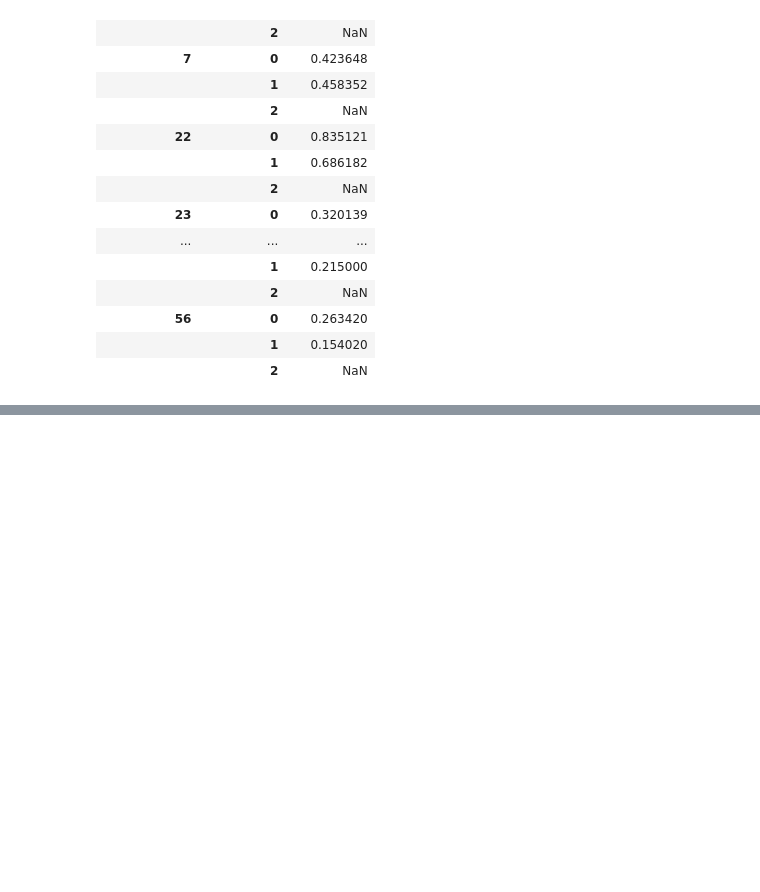
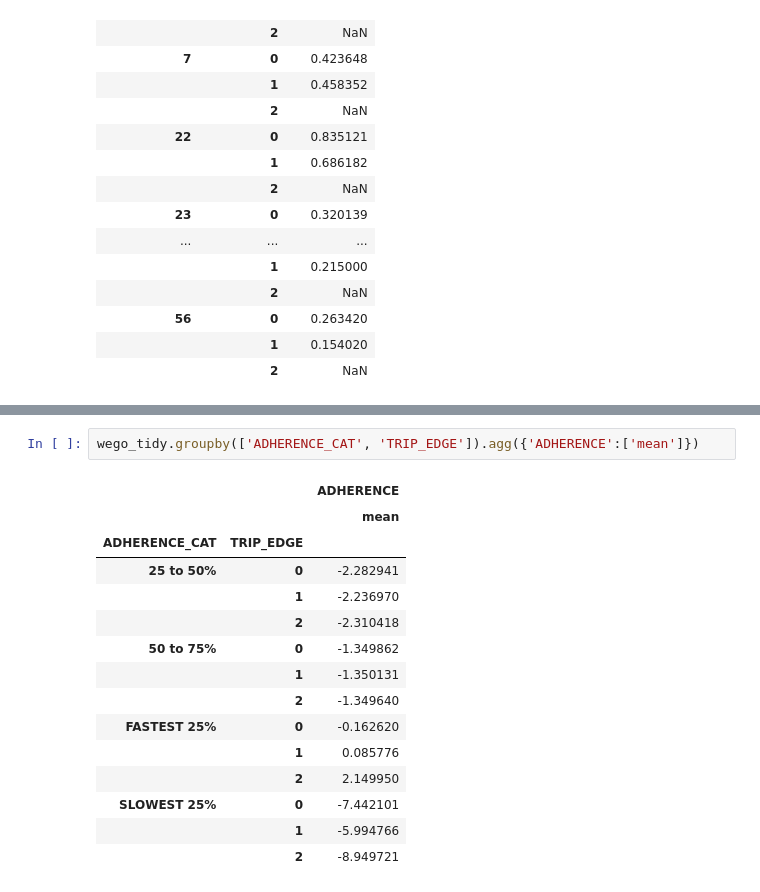
Before and after one commit to NSS-Data-Analytics-Cohort-7/wego-python-bit-my_finger, a Jupyter notebook: notebook/wego_preston_notebook.ipynb, the cells around one changed output, grey strips where cells are left out. Saved outputs shown, nothing was run; the diff lists cells and outputs as text; blank space fills up the shorter version.

```diff
--- a/notebook/wego_preston_notebook.ipynb
+++ b/notebook/wego_preston_notebook.ipynb
@@ -335,0 +401,18 @@ Q1 = wego_tidy.groupby('TRIP_EDGE', as_index=False)['HDWY_DEV', 'ADHERENCE'].mea
+# %%
+wego_tidy.groupby(['ADHERENCE_CAT', 'TRIP_EDGE']).agg({'ADHERENCE':['mean']})
+# %% [output]
+|  |  | ADHERENCE |
+|  |  | mean |
+| ADHERENCE_CAT | TRIP_EDGE |  |
+| 25 to 50% | 0 | -2.282941 |
+|  | 1 | -2.236970 |
+|  | 2 | -2.310418 |
+| 50 to 75% | 0 | -1.349862 |
+|  | 1 | -1.350131 |
+|  | 2 | -1.349640 |
+| FASTEST 25% | 0 | -0.162620 |
+|  | 1 | 0.085776 |
+|  | 2 | 2.149950 |
+| SLOWEST 25% | 0 | -7.442101 |
+|  | 1 | -5.994766 |
+|  | 2 | -8.949721 |
```
Also changed, not shown: parts of 21 cells of this notebook.
